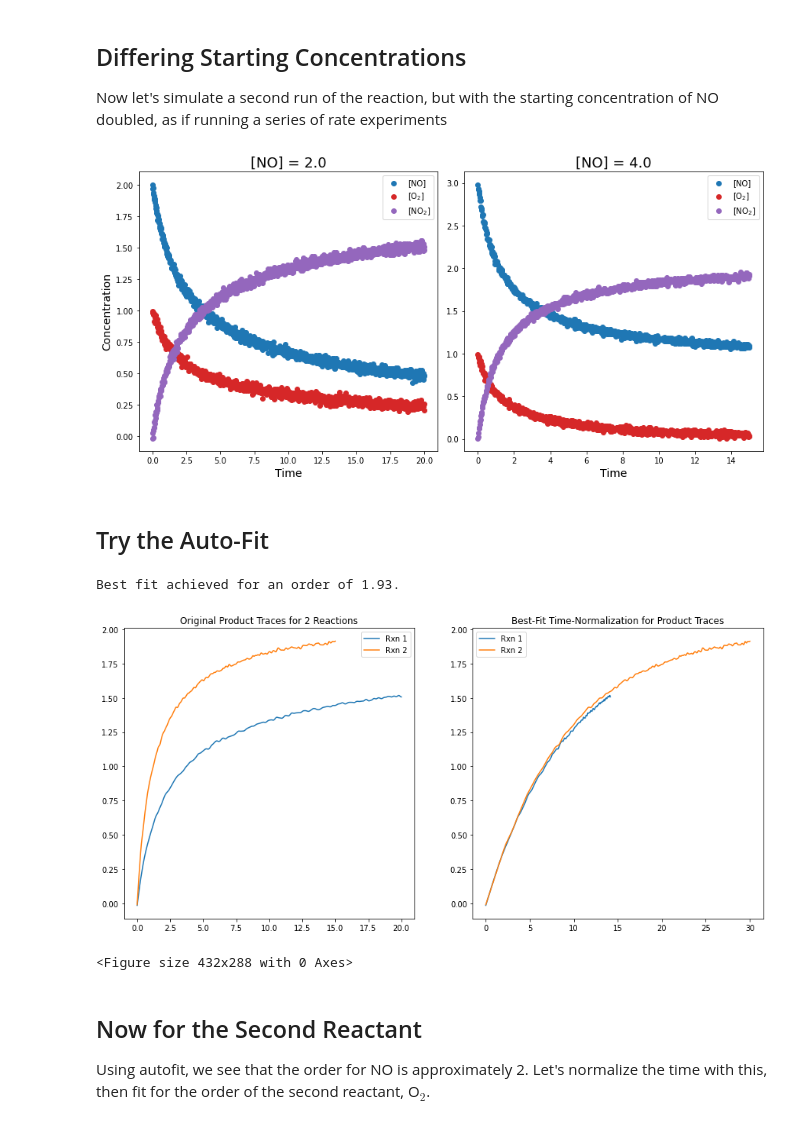
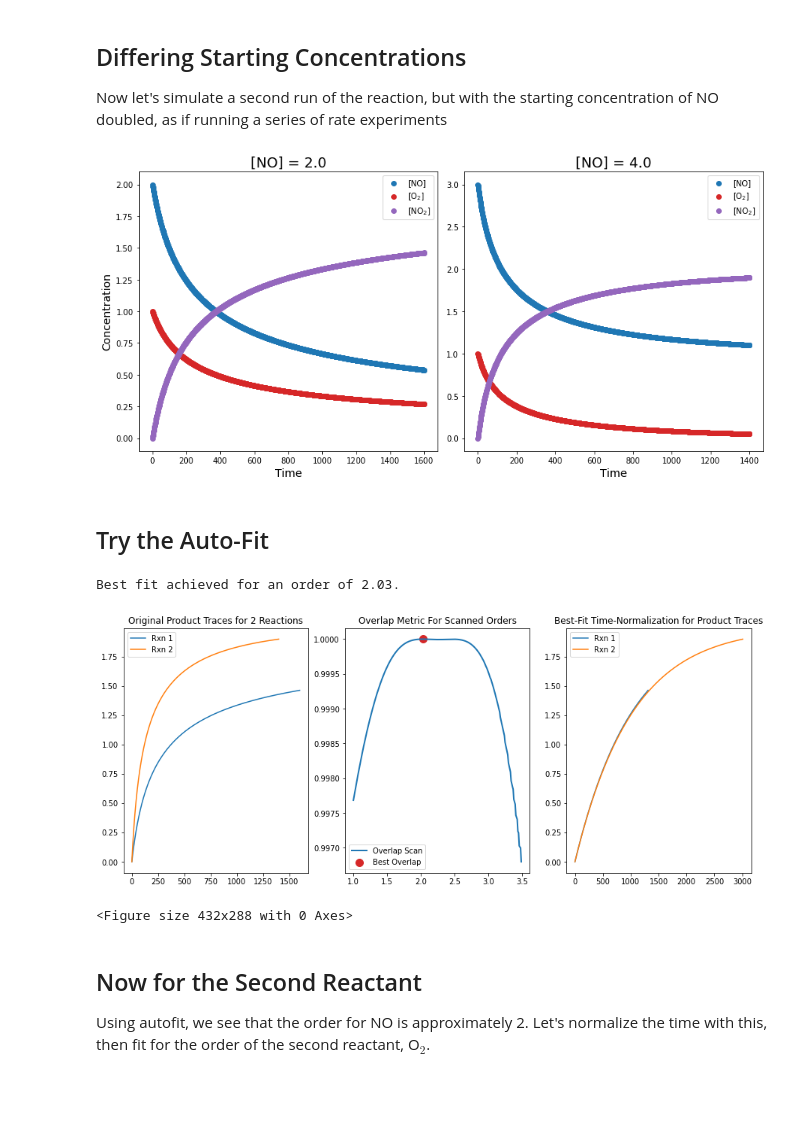
Before and after one commit to brettrhenderson/PyVTNA, a Jupyter notebook: notebooks/VTNA_Testing.ipynb, the cells around one changed output. Drawn from its saved outputs; the diff is of its cells as text; code cells hidden in the pictures; blank space fills up the shorter version.

```diff
--- a/notebooks/VTNA_Testing.ipynb
+++ b/notebooks/VTNA_Testing.ipynb
@@ -12,8 +12,8 @@ $$2NO + O_2 \longrightarrow 2NO_2,  Rate=k[NO]^2[O_2]$$
 
 We don't care about absolute rates, so we will just set k = 1
 # %%
-time = np.linspace(0, 20, 1000)
-k = 0.1
+time = np.linspace(0, 1600, 1600)
+k = 0.001
 
 # order reactants as [NO, O2]
 reac_st = [2., 1.]
@@ -21,7 +21,7 @@ reac_orders = [2, 1]
 reac_coefs = [2., 1.]
 prod_st = [0.]
 prod_coefs = [2]
-noise = 0.02
+noise = 0.0
 
 [NO, O2], [NO2] = simulate_reaction_trace(time, reac_st, reac_orders, reac_coefs,
                                            prod_st, prod_coefs, k=k, noise=noise)
@@ -29,7 +29,7 @@ noise = 0.02
 ## Differing Starting Concentrations
 Now let's simulate a second run of the reaction, but with the starting concentration of NO doubled, as if running a series of rate experiments
 # %%
-time2 = np.linspace(0, 15, 800)
+time2 = np.linspace(0, 1400, 1400)
 reac_st = [3., 1.]
 [NO_b, O2_b], [NO2_b] = simulate_reaction_trace(time2, reac_st, reac_orders, reac_coefs,
                                                 prod_st, prod_coefs, k=k, noise=noise)
@@ -54,16 +54,15 @@ ax2.set_title('[NO] = 4.0', fontsize=18)
 plt.tight_layout()
 plt.show()
 # %% [output]
-[figure, old version]
+[figure, new version]
 # %% [markdown]
 ## Try the Auto-Fit
 # %%
-besto, rs = order_search(time, time2, NO2, NO2_b, NO, NO_b, o_range=(1,3), o_step=0.01,
-               to_smooth=True, win1=30, win2=20, window_type='blackman', plot=True, truncate=False,
-               overlap_thresh=0.25, figsize=(15,7))
+besto, rs = order_search(time, time2, NO2, NO2_b, NO, NO_b, o_range=(1,3.5), o_step=0.01,
+               to_smooth=True, win1=None, win2=None, window_type='blackman', plot=True, figsize=(15,6))
 # %% [output]
-Best fit achieved for an order of 1.93.
+Best fit achieved for an order of 2.03.
-[figure, old version]
+[figure, new version]
 <Figure size 432x288 with 0 Axes>
 # %% [markdown]
 ## Now for the Second Reactant
```
Also changed, not shown: 7 other files.
